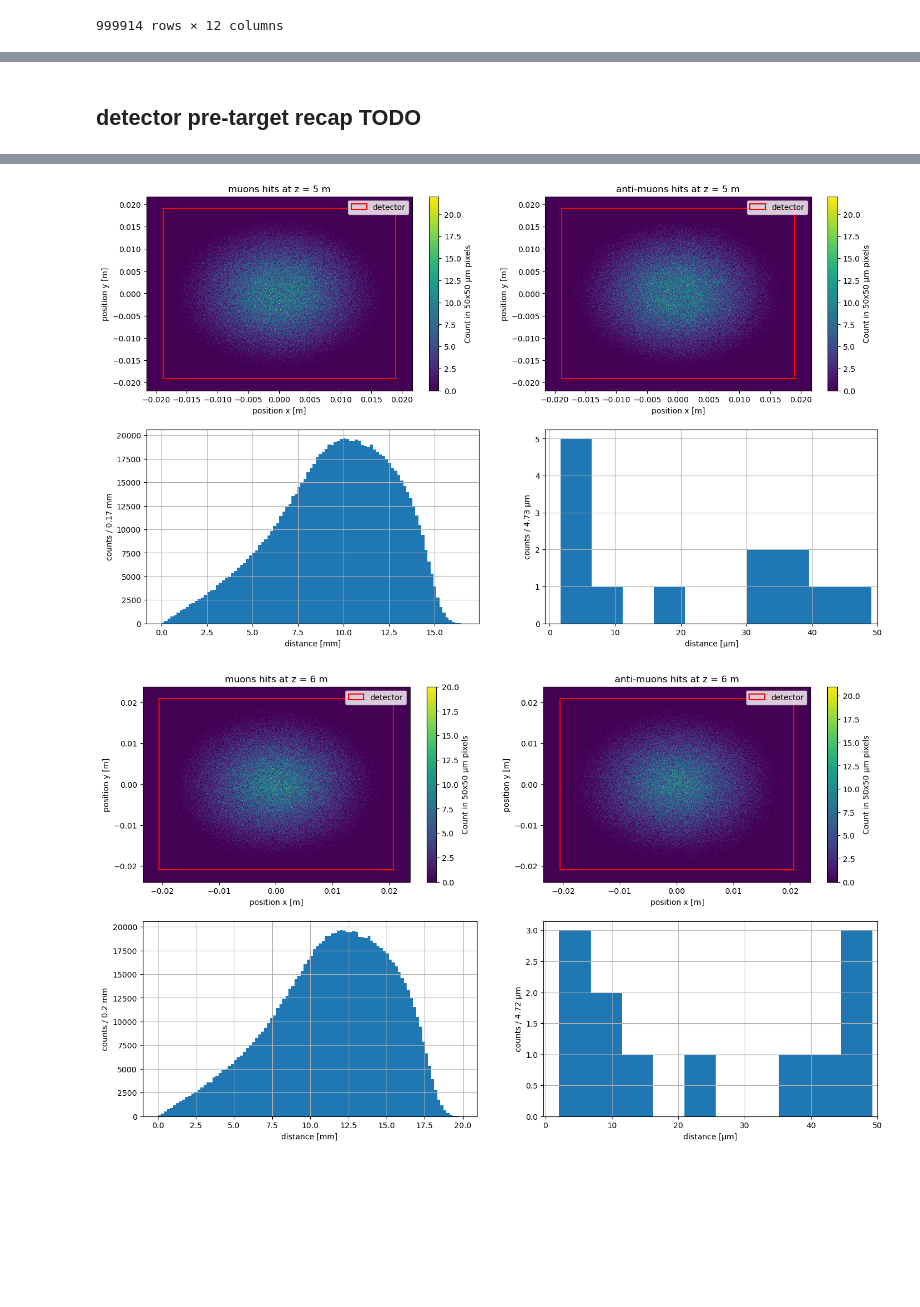
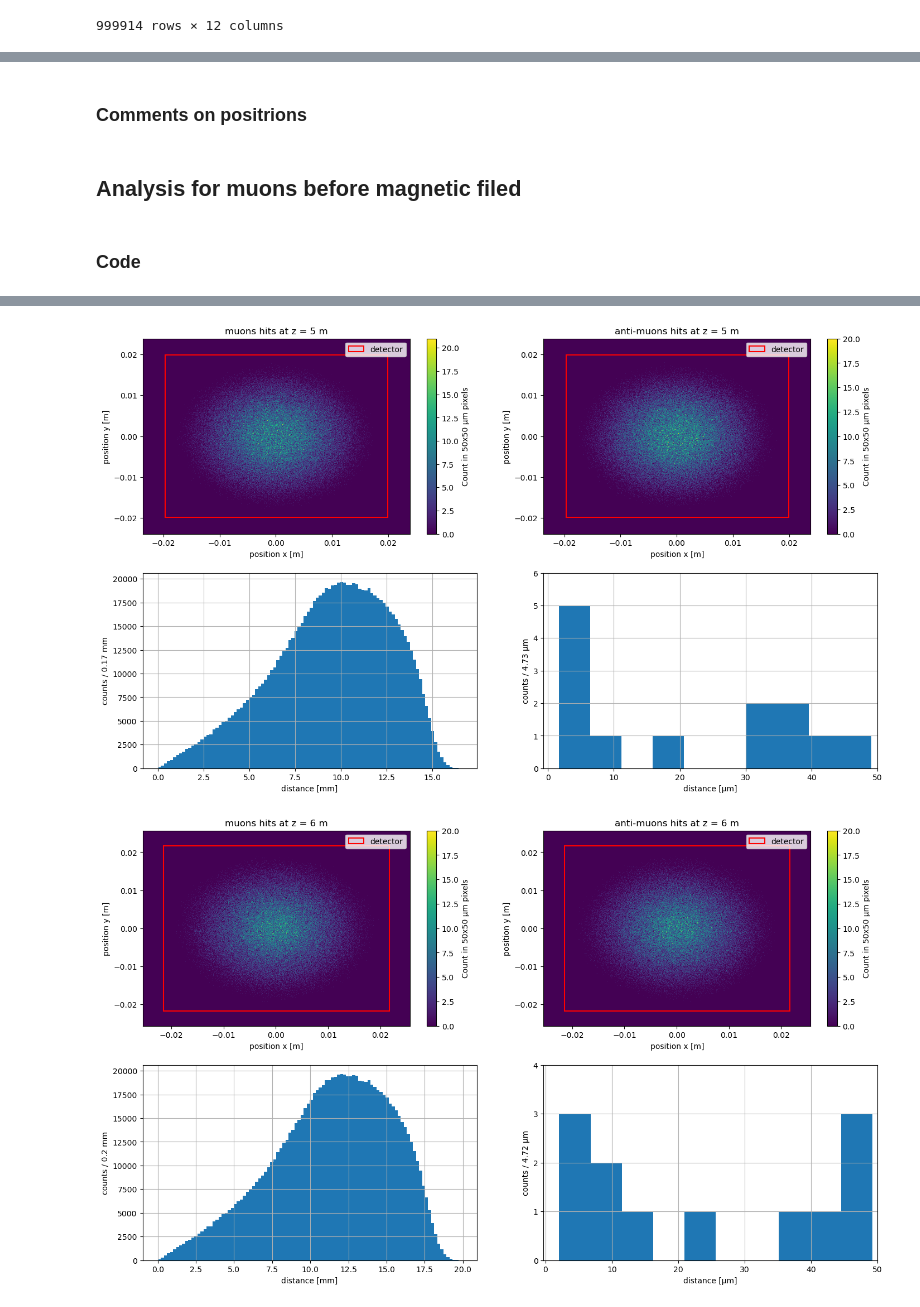
Before and after one commit to NicoloSalimbeni/muon_production_project, a Jupyter notebook: group_13_project.ipynb, the cells around one changed output, grey strips where cells are left out. Drawn from its saved outputs; the diff is of its cells as text; code cells hidden in the pictures; blank space fills up the shorter version.

```diff
--- a/group_13_project.ipynb
+++ b/group_13_project.ipynb
@@ -43,18 +145,23 @@ for z_new in z_positron_detectors:
 # %%
 pixel_length = 200e-6 #m
 tolerance = 1.05 #%
-print("Assuming square pixels of size {}x{} μm and a tolerance of {} %".format(pixel_length*1e6,pixel_length*1e6, tolerance))
-for z_pos, data in  r_upstream_detectors.items():
+print("Assuming square pixels of size {}x{} μm and a tolerance of {} %\n".format(pixel_length*1e6,pixel_length*1e6, tolerance))
+for z_pos, data in  r_upstream_positions.items():
     # create hits map
+    x_center, y_center, z_center, x_length, y_length, pixel_length = choose_detector_specs(data,tolerance,pixel_length)
+    detector = Detector(x_center, y_center,z_center,x_length, y_length, pixel_length)
+    detector.load_data(data)
+    positron_detectors[z_pos]=detector
+
+    #plot hits_map
     fig, ax = plt.subplots(1,1)
-    hist = ax.hist2d(data["x"],data["y"],bins=get_edges(data,pixel_length), cmap = "viridis")
+    hist = ax.hist2d(data["x"],data["y"],bins=get_edges(pixel_length, x_center, y_center, x_length, y_length), cmap = "viridis")
     cbar = fig.colorbar(hist[3], ax=ax, cmap="viridis")
     pixel_length_label = round(pixel_length*1e6)
     cbar.set_label('Count in {}x{} μm pixels'.format(pixel_length_label,pixel_length_label))
     ax.set_xlabel("position x [m]")
     ax.set_ylabel("position y [m]")
     ax.set_title("hits at z = {} m".format(data["z"][0]))
-
-    place_detector_on_hitsmap(data,tolerance,ax)
+    place_detector_on_hitsmap(ax, x_center, y_center, x_length, y_length)
 # %% [output]
 Assuming square pixels of size 200.0x200.0 μm and a tolerance of 1.05 %
@@ -65,40 +180,35 @@ for detector at z=-0.15 m we choose a length of 0.022 m along x and 0.022 m alon
 # %% [markdown]
-## detector pre-target recap TODO
+### Comments on positrions
+# %% [markdown]
+## Analysis for muons before magnetic filed
+# %% [markdown]
+### Code
 # %%
 z_downstream_muons_detectors = np.array([5, 6, 7])
 
-r_downstream__muons_detectors = {}
+r_downstream__muons_positions = {}
+upstream_muons_detectors = {}
 for z_new in z_downstream_muons_detectors:
     R_mu_tmp = propagate_particles(R_scattering,P_mu,z_new,muon_mass)
     R_anti_mu_tmp = propagate_particles(R_scattering,P_anti_mu,z_new,muon_mass)
     data_tmp = {"p": R_mu_tmp.copy(), "n": R_anti_mu_tmp.copy()}
-    r_downstream__muons_detectors[z_new]=data_tmp
+    r_downstream__muons_positions[z_new]=data_tmp
 # %%
 pixel_length = 50e-6 #m
 tolerance = 1.05 #%
 print("Assuming square pixels of size {}x{} μm and a tolerance of {} %:\n".format(pixel_length*1e6,pixel_length*1e6, tolerance))
 
+for z_new, data_dic in  r_downstream__muons_positions.items():
+    # create hits map
+    total_dataset = pd.concat(data_dic.values(),ignore_index=True)
+    x_center, y_center, z_center, x_length, y_length, pixel_length = choose_detector_specs(total_dataset,tolerance,pixel_length)
+    edges = get_edges(pixel_length, x_center, y_center, x_length, y_length, 80)
 
 
-for z_new, data_dic in  r_downstream__muons_detectors.items():
-    # create hits map
-    total_dataset = pd.concat(data_dic.values(),ignore_index=True)
-    edges = get_edges(total_dataset,pixel_length)
-
+    #plot hits maps
     fig, ax = plt.subplots(2,2, figsize = (17,10) )
     hist_muons_p = ax[0,0].hist2d(data_dic["p"]["x"],data_dic["p"]["y"],bins=edges, cmap = "viridis")
     hist_muons_n = ax[0,1].hist2d(data_dic["n"]["x"],data_dic["n"]["y"],bins=edges, cmap = "viridis")
-
-    df_dist = (data_dic["p"]-data_dic["n"])
-    abs_dist = np.sqrt(df_dist["x"]**2 + df_dist["y"]**2 )
-    abs_dist_small = abs_dist[abs_dist < pixel_length]
-
-    abs_dist=abs_dist*1e3
-    abs_dist_small=abs_dist_small*1e6
-
-    hist_dist = ax[1,0].hist(abs_dist,bins=100)
-    hist_dist_lost = ax[1,1].hist(abs_dist_small,bins=10)
-    ax[1,1].set_xlim(right = pixel_length*1e6)
 
     histograms_2d = [hist_muons_p, hist_muons_n]
     labels = ["muons", "anti-muons"]
@@ -110,7 +220,30 @@ for z_new, data_dic in  r_downstream__muons_detectors.items():
         a.set_xlabel("position x [m]")
         a.set_ylabel("position y [m]")
         a.set_title("{} hits at z = {} m".format(label, z_new))
-        place_detector_on_hitsmap(total_dataset,tolerance,a,verbose=True if label == labels[0] else False)
+        place_detector_on_hitsmap(a, x_center, y_center, x_length, y_length)
+
+
+    #plot 1d histogram with separation between pairs distribution
+    df_dist = (data_dic["p"]-data_dic["n"])
+    abs_dist = np.sqrt(df_dist["x"]**2 + df_dist["y"]**2 ) # distance in m
+    abs_dist_small = abs_dist[abs_dist < pixel_length]     # select events with distance between muons < pixel_length
+
+    abs_dist=abs_dist*1e3                # conversion from m --> mm to make the graph easier to read
+    abs_dist_small=abs_dist_small*1e6    # conversion from m --> μm to make the graph easier to read
+
+    hist_dist = ax[1,0].hist(abs_dist,bins=100)
+    hist_dist_lost = ax[1,1].hist(abs_dist_small,bins=10)
+    ax[1,1].set_xlim(right = pixel_length*1e6)
+    ax[1,1].set_yticks(range( int(hist_dist_lost[0].max())+2))
+
+
+    detector_p_tmp = Detector(x_center, y_center, z_center, x_length, y_length, pixel_length)
+    detector_n_tmp = Detector(x_center, y_center, z_center, x_length, y_length, pixel_length)
+    detector_dic_tmp = {
+                    "p": detector_p_tmp,
+                    "n": detector_n_tmp
+                   }
+    upstream_muons_detectors[z_new]=detector_dic_tmp
 
     ax[1,0].set_xlabel("distance [mm]")
     ax[1,1].set_xlabel("distance [μm]")
@@ -122,7 +255,7 @@ for z_new, data_dic in  r_downstream__muons_detectors.items():
     ax[1,1].set_ylabel("counts / {} μm".format(round(hist_dist_lost[1][1]-hist_dist_lost[1][0],2)))
 
     fraction_pair_lost = round(np.sum(hist_dist_lost[0])*100/np.sum(hist_dist[0]),6)
-    print("in this case we canẗ distinguish only {}% of the pairs\n".format(fraction_pair_lost))
+    print(" ATTENTION: in this case only {}% of the pairs are at a distance smaller than the pixel size\n".format(fraction_pair_lost))
 # %% [output]
 Assuming square pixels of size 50.0x50.0 μm and a tolerance of 1.05 %:
 
@@ -137,2 +277,2 @@ in this case we canẗ distinguish only 0.0009% of the pairs
-[figure, old version]
+[figure, new version]
-[figure, old version]
+[figure, new version]
```
Also changed, not shown: parts of 18 cells of this notebook, 1 other file.
